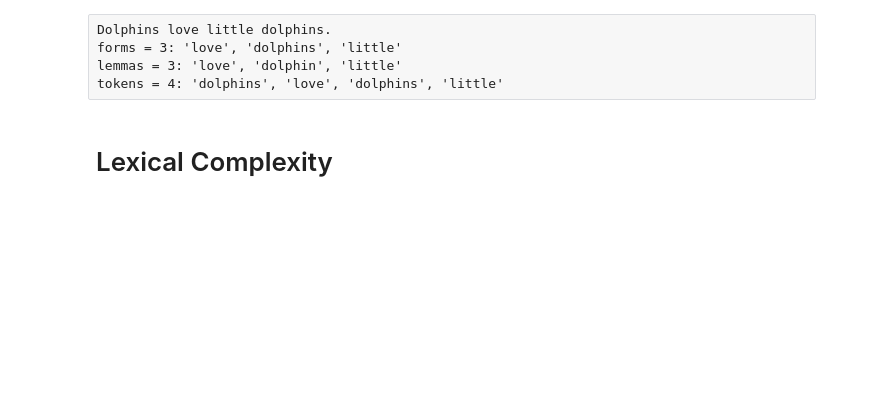
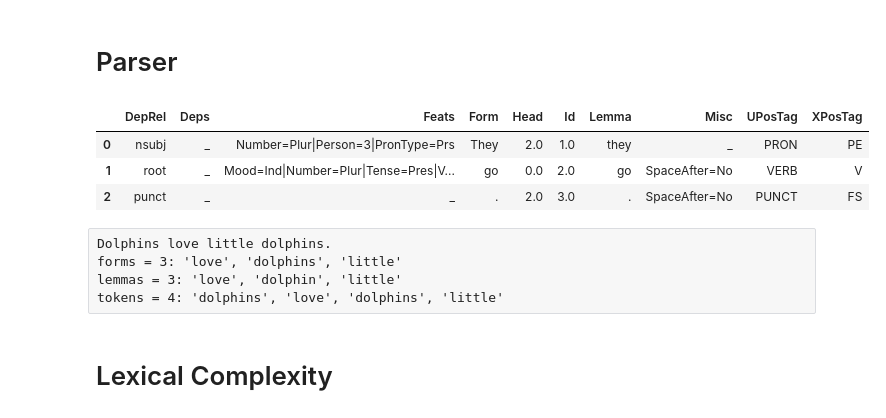
Before and after one commit to panteleeva48/REALEC_Inspector, a Jupyter notebook: notebook.ipynb, the cells around one changed output. Cells and saved outputs as stored; diff of their text form; code cells hidden in the pictures; blank space fills up the shorter version.

```diff
--- a/notebook.ipynb
+++ b/notebook.ipynb
@@ -1,5 +1,7 @@
+# %% [markdown]
+# Parser
 # %%
 from parsing import ParserUDpipe
 # %%
-#parser = ParserUDpipe("It is an example.")
-#df = parser.conllu2df()
+parser = ParserUDpipe("They go.")
+df = parser.conllu2df()
@@ -8,3 +8,10 @@ from parsing import ParserUDpipe
+# %%
+df.head(30)
+# %% [output]
+|  | DepRel | Deps | Feats | Form | Head | Id | Lemma | Misc | UPosTag | XPosTag |
+| 0 | nsubj | _ | Number=Plur|Person=3|PronType=Prs | They | 2.0 | 1.0 | they | _ | PRON | PE |
+| 1 | root | _ | Mood=Ind|Number=Plur|Tense=Pres|V... | go | 0.0 | 2.0 | go | SpaceAfter=No | VERB | V |
+| 2 | punct | _ | _ | . | 2.0 | 3.0 | . | SpaceAfter=No | PUNCT | FS |
 # %% [raw]
 Dolphins love little dolphins.
 forms = 3: 'love', 'dolphins', 'little'
```
Also changed, not shown: parts of 23 cells of this notebook, 2 other files.
